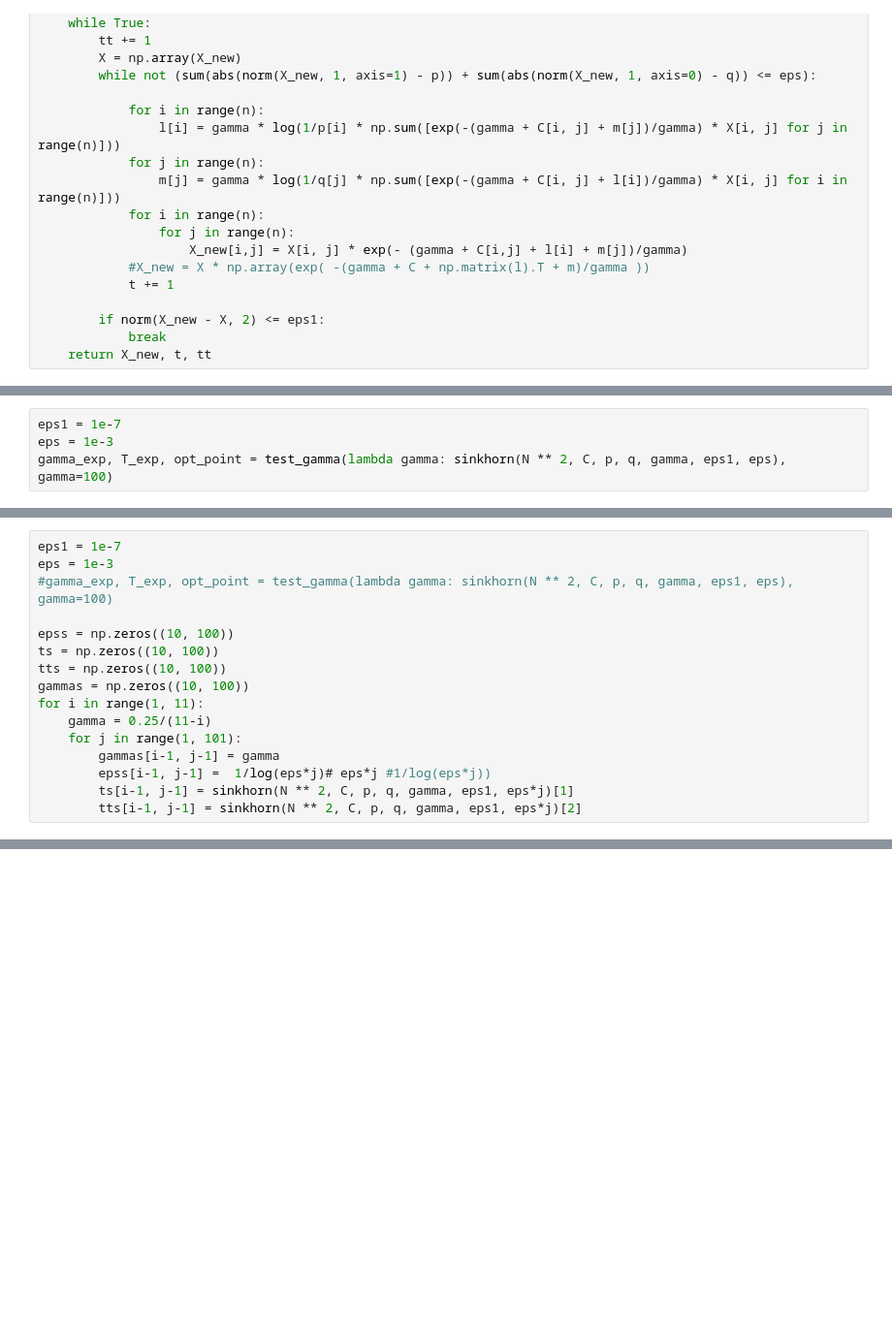
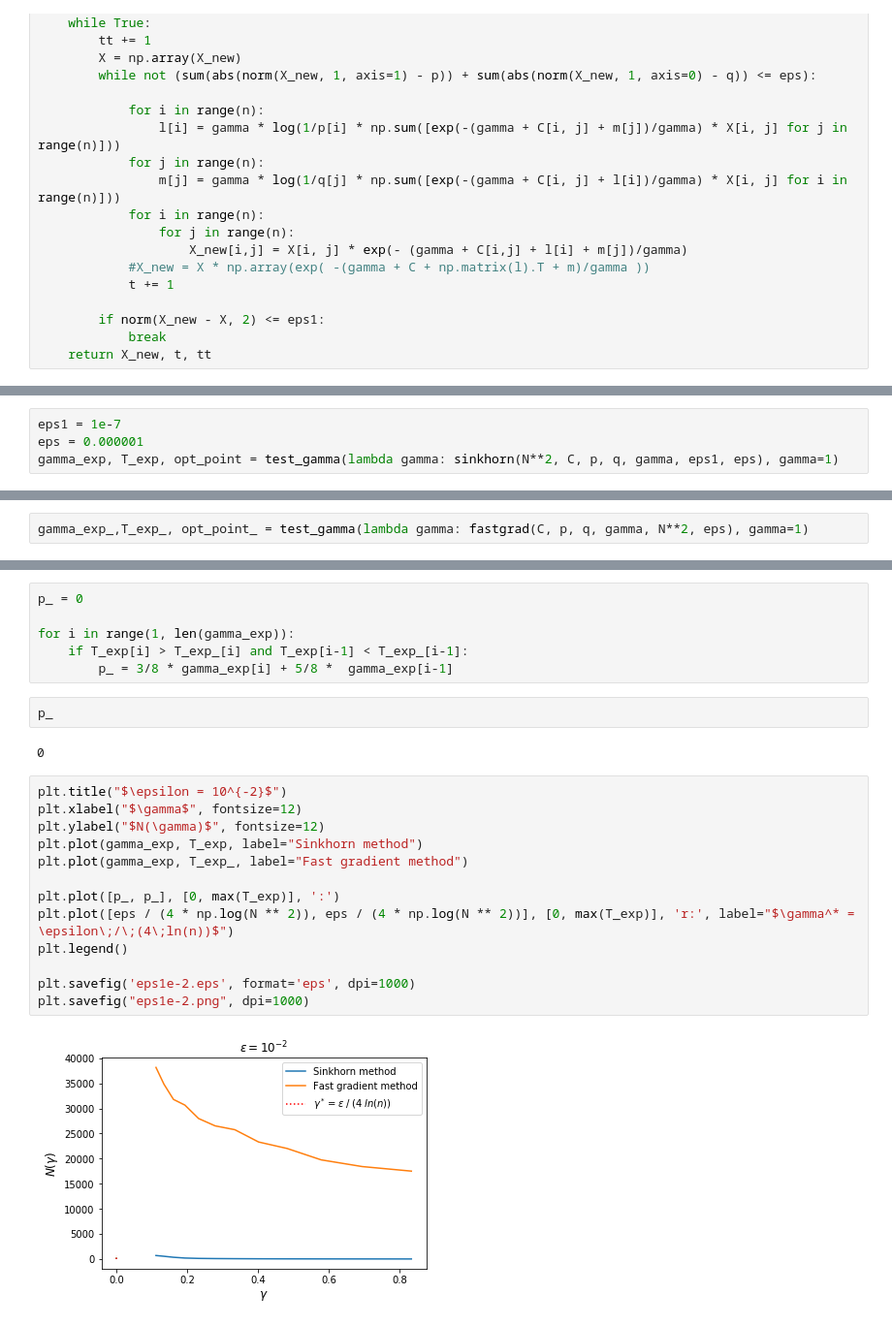
Before and after one commit to dmivilensky/Wasserstein-distance-calculation, a Jupyter notebook: experiments/exp.ipynb, the cells around one changed output, grey strips where cells are left out. Shown: that part at 97% size. Cells and saved outputs as stored; diff of their text form; blank space fills up the shorter version.

```diff
--- a/experiments/exp.ipynb
+++ b/experiments/exp.ipynb
@@ -75,6 +158,6 @@ def test_gamma(method, gamma):
     return gamma_exp, T_exp, opt_point
 # %%
 eps1 = 1e-7
-eps = 1e-3
-gamma_exp, T_exp, opt_point = test_gamma(lambda gamma: sinkhorn(N ** 2, C, p, q, gamma, eps1, eps), gamma=100)
+eps = 0.000001
+gamma_exp, T_exp, opt_point = test_gamma(lambda gamma: sinkhorn(N**2, C, p, q, gamma, eps1, eps), gamma=1)
 # %% [output]
@@ -97,16 +175,0 @@ gamma_exp, T_exp, opt_point = test_gamma(lambda gamma: sinkhorn(N ** 2, C, p, q,
-# %%
-eps1 = 1e-7
-eps = 1e-3
-#gamma_exp, T_exp, opt_point = test_gamma(lambda gamma: sinkhorn(N ** 2, C, p, q, gamma, eps1, eps), gamma=100)
-
-epss = np.zeros((10, 100))
-ts = np.zeros((10, 100))
-tts = np.zeros((10, 100))
-gammas = np.zeros((10, 100))
-for i in range(1, 11):
-    gamma = 0.25/(11-i)
-    for j in range(1, 101):
-        gammas[i-1, j-1] = gamma
-        epss[i-1, j-1] =  1/log(eps*j)# eps*j #1/log(eps*j))
-        ts[i-1, j-1] = sinkhorn(N ** 2, C, p, q, gamma, eps1, eps*j)[1]
-        tts[i-1, j-1] = sinkhorn(N ** 2, C, p, q, gamma, eps1, eps*j)[2]
@@ -165,0 +176,2 @@ exp(1/-0.4)
+# %%
+gamma_exp_,T_exp_, opt_point_ = test_gamma(lambda gamma: fastgrad(C, p, q, gamma, N**2, eps), gamma=1)
@@ -165,0 +191,25 @@ exp(1/-0.4)
+# %%
+p_ = 0
+
+for i in range(1, len(gamma_exp)):
+    if T_exp[i] > T_exp_[i] and T_exp[i-1] < T_exp_[i-1]:
+        p_ = 3/8 * gamma_exp[i] + 5/8 *  gamma_exp[i-1]
+# %%
+p_
+# %% [output]
+0
+# %%
+plt.title("$\epsilon = 10^{-2}$")
+plt.xlabel("$\gamma$", fontsize=12)
+plt.ylabel("$N(\gamma)$", fontsize=12)
+plt.plot(gamma_exp, T_exp, label="Sinkhorn method")
+plt.plot(gamma_exp, T_exp_, label="Fast gradient method")
+
+plt.plot([p_, p_], [0, max(T_exp)], ':')
+plt.plot([eps / (4 * np.log(N ** 2)), eps / (4 * np.log(N ** 2))], [0, max(T_exp)], 'r:', label="$\gamma^* = \epsilon\;/\;(4\;ln(n))$")
+plt.legend()
+
+plt.savefig('eps1e-2.eps', format='eps', dpi=1000)
+plt.savefig("eps1e-2.png", dpi=1000)
+# %% [output]
+[figure, added]
```
Also changed, not shown: parts of 20 cells of this notebook, 16 other files.
